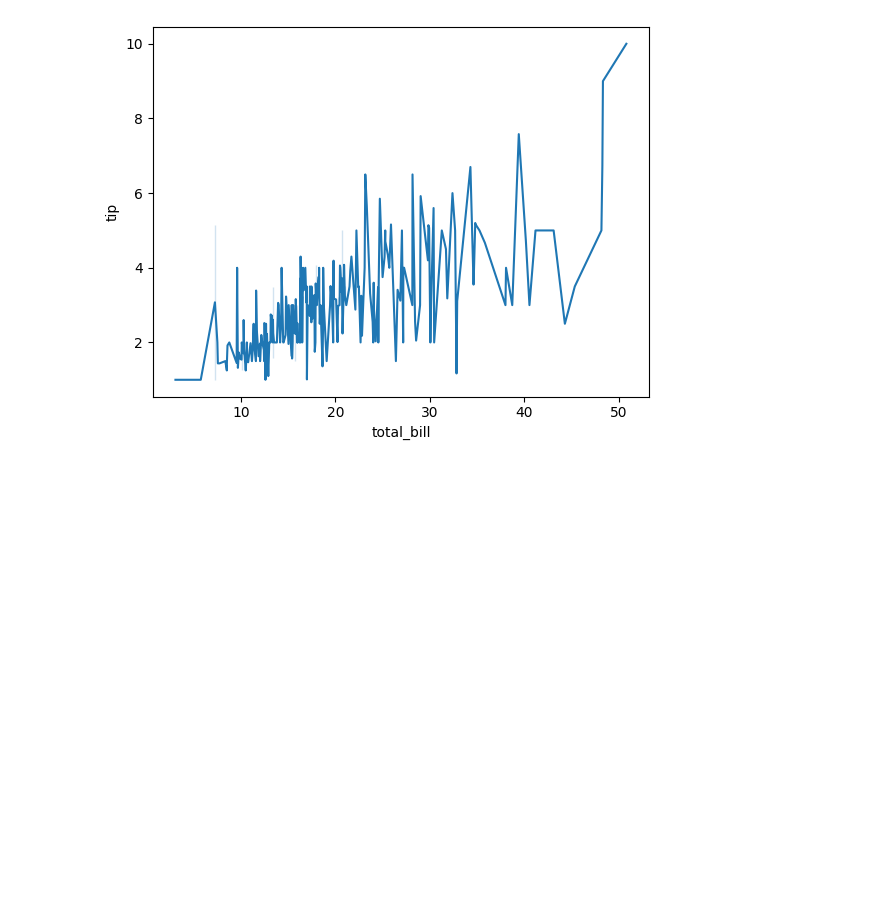
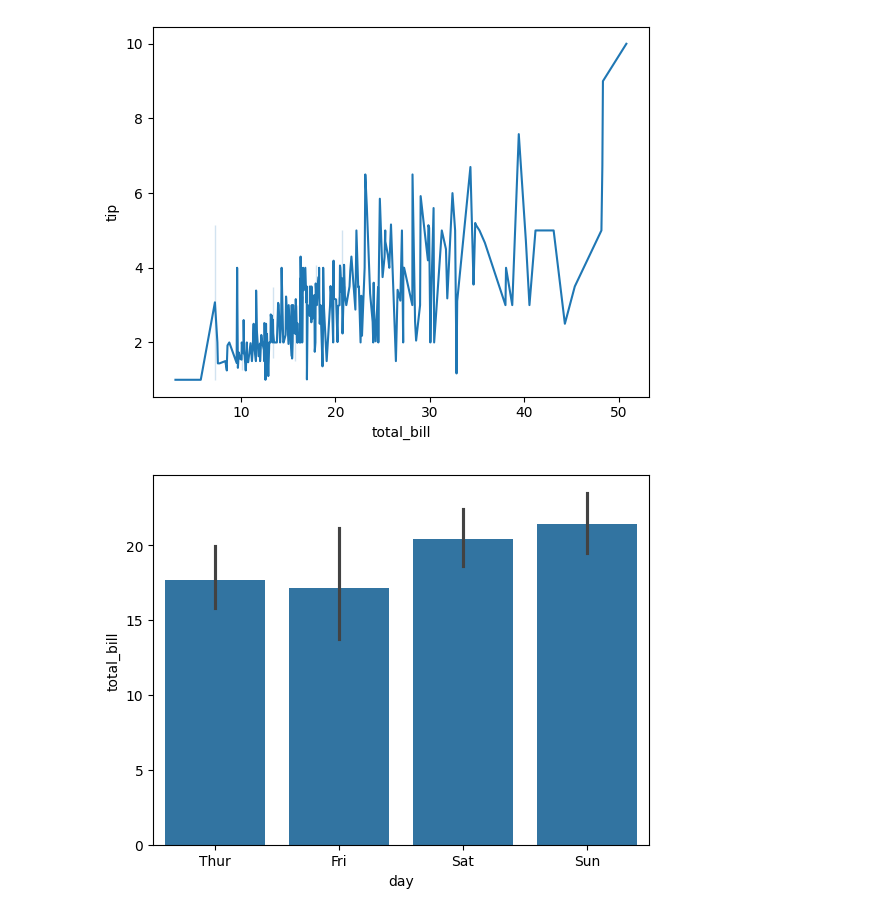
Before and after one commit to krishnaborude/Seaborn, a Jupyter notebook: main.ipynb, the cells around one changed output. Drawn from its saved outputs; the diff is of its cells as text; code cells hidden in the pictures; blank space fills up the shorter version.

Commit message:
add some chart

```diff
--- a/main.ipynb
+++ b/main.ipynb
@@ -11,3 +11,8 @@ sns.lineplot(x="total_bill", y="tip", data=sns.load_dataset("tips"))
 plt.show()
 # %% [output]
 [figure]
+# %%
+sns.barplot(x="day", y="total_bill", data=sns.load_dataset("tips"))
+plt.show()
+# %% [output]
+[figure, added]
```
Also changed, not shown: parts of 12 cells of this notebook.
